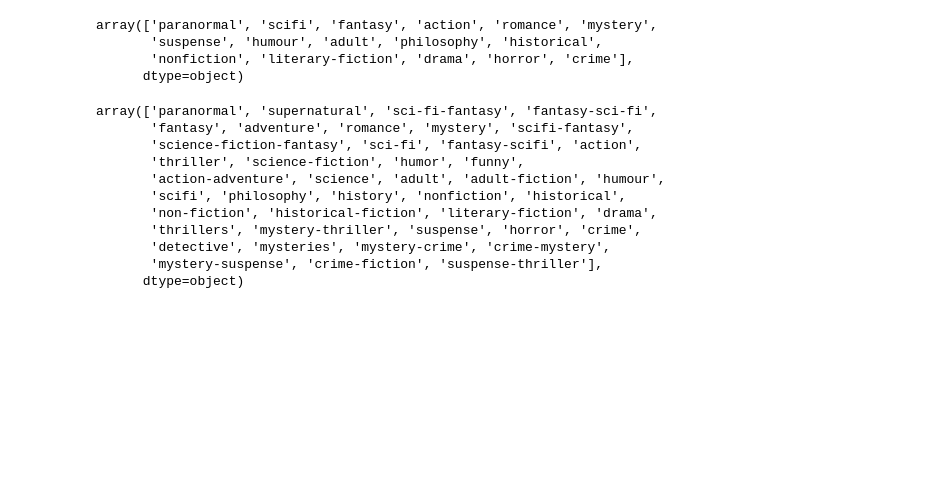
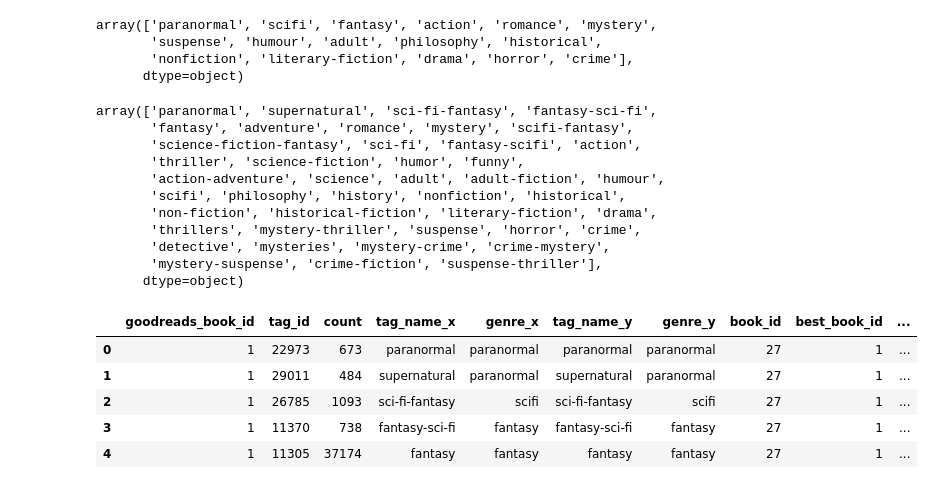
Before and after one commit to martaradzi/knowledgeEngineering, a Jupyter notebook: data_transformation.ipynb, the cells around one changed output. Drawn from its saved outputs; the diff is of its cells as text; code cells hidden in the pictures; blank space fills up the shorter version.

```diff
--- a/data_transformation.ipynb
+++ b/data_transformation.ipynb
@@ -143,3 +144,12 @@ array(['paranormal', 'supernatural', 'sci-fi-fantasy', 'fantasy-sci-fi',
        'detective', 'mysteries', 'mystery-crime', 'crime-mystery',
        'mystery-suspense', 'crime-fiction', 'suspense-thriller'],
       dtype=object)
+# %%
+books.head()
+# %% [output]
+|  | goodreads_book_id | tag_id | count | tag_name_x | genre_x | tag_name_y | genre_y | book_id | best_book_id | ... |
+| 0 | 1 | 22973 | 673 | paranormal | paranormal | paranormal | paranormal | 27 | 1 | ... |
+| 1 | 1 | 29011 | 484 | supernatural | paranormal | supernatural | paranormal | 27 | 1 | ... |
+| 2 | 1 | 26785 | 1093 | sci-fi-fantasy | scifi | sci-fi-fantasy | scifi | 27 | 1 | ... |
+| 3 | 1 | 11370 | 738 | fantasy-sci-fi | fantasy | fantasy-sci-fi | fantasy | 27 | 1 | ... |
+| 4 | 1 | 11305 | 37174 | fantasy | fantasy | fantasy | fantasy | 27 | 1 | ... |
```
Also changed, not shown: parts of 11 cells of this notebook, 3 other files.
